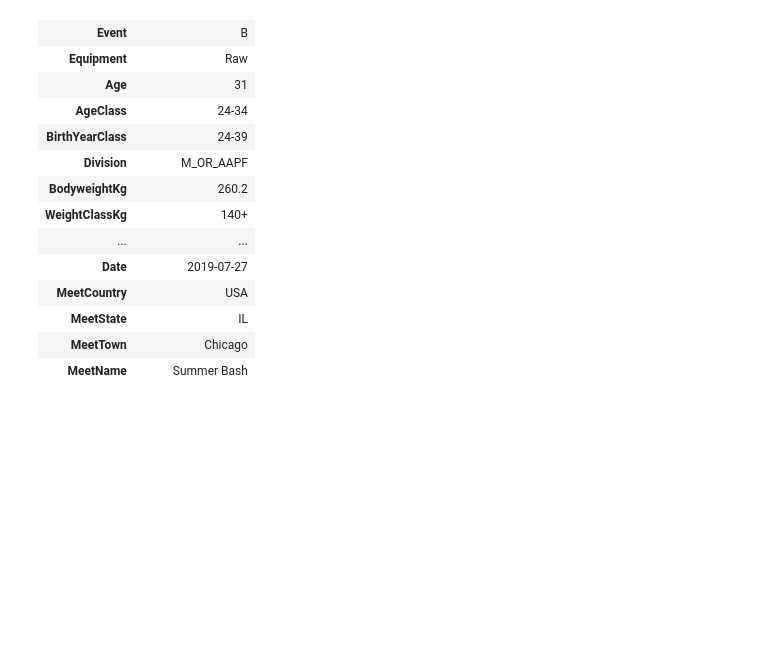
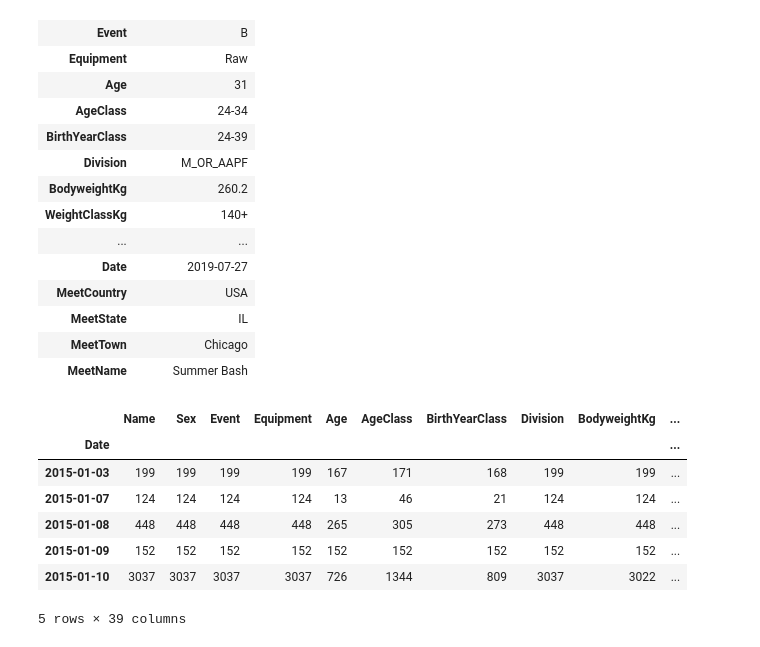
Before and after one commit to mmautner/open-powerlifting-analysis-ipynb, a Jupyter notebook: OpenPowerliftingAnalysis.ipynb, the cells around one changed output. Cells and saved outputs as stored; diff of their text form; code cells hidden in the pictures; blank space fills up the shorter version.

```diff
--- a/OpenPowerliftingAnalysis.ipynb
+++ b/OpenPowerliftingAnalysis.ipynb
@@ -154,3 +155,15 @@ df[df['BodyweightKg'] == df['BodyweightKg'].max()].T
 | MeetState | IL |
 | MeetTown | Chicago |
 | MeetName | Summer Bash |
+# %%
+df4 = df[df['Date'] > '2015-01-01'].groupby(['Date']).count()
+df4.head()
+# %% [output]
+|  | Name | Sex | Event | Equipment | Age | AgeClass | BirthYearClass | Division | BodyweightKg | ... |
+| Date |  |  |  |  |  |  |  |  |  | ... |
+| 2015-01-03 | 199 | 199 | 199 | 199 | 167 | 171 | 168 | 199 | 199 | ... |
+| 2015-01-07 | 124 | 124 | 124 | 124 | 13 | 46 | 21 | 124 | 124 | ... |
+| 2015-01-08 | 448 | 448 | 448 | 448 | 265 | 305 | 273 | 448 | 448 | ... |
+| 2015-01-09 | 152 | 152 | 152 | 152 | 152 | 152 | 152 | 152 | 152 | ... |
+| 2015-01-10 | 3037 | 3037 | 3037 | 3037 | 726 | 1344 | 809 | 3037 | 3022 | ... |
+5 rows × 39 columns
```
Also changed, not shown: parts of 4 cells of this notebook, 1 other file.
